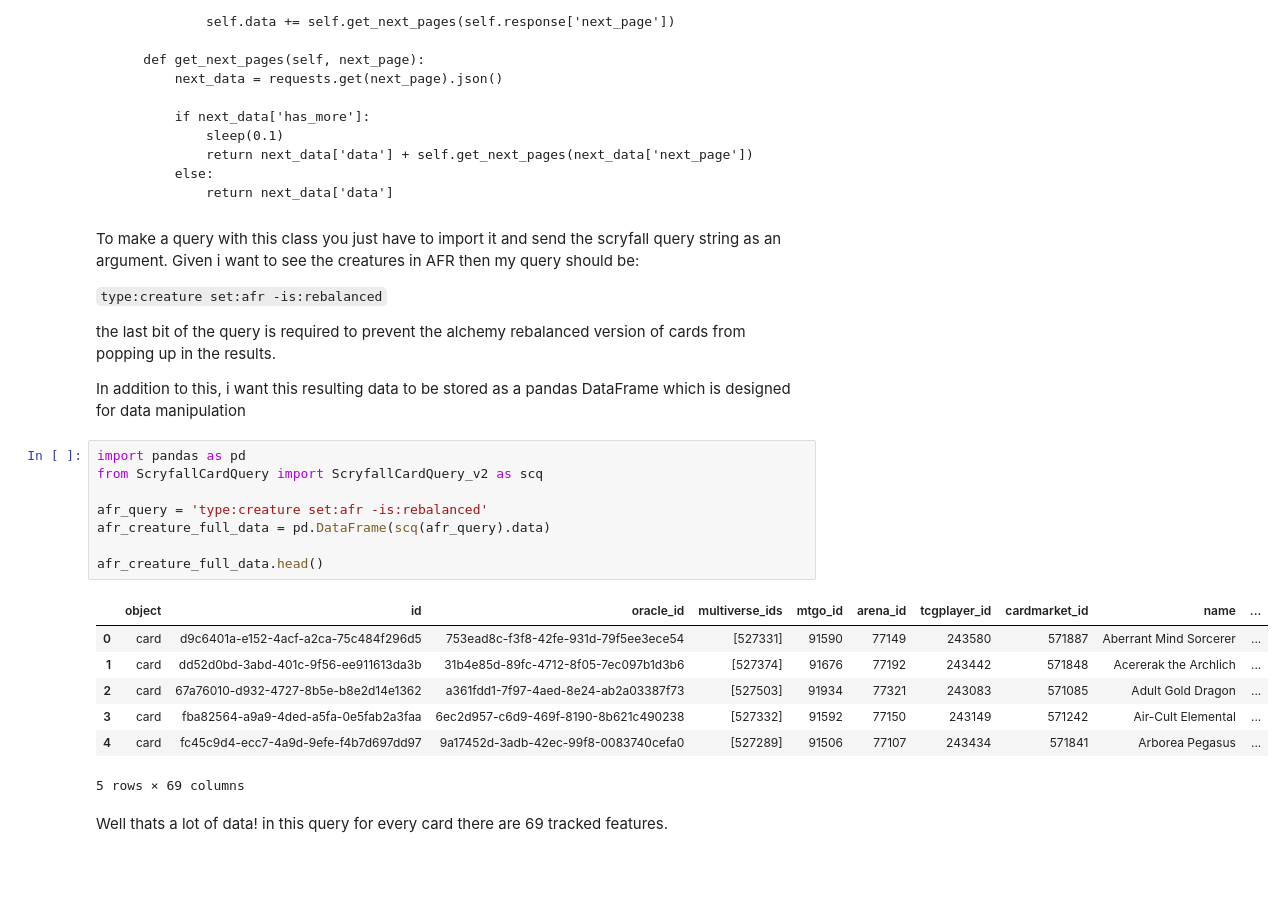
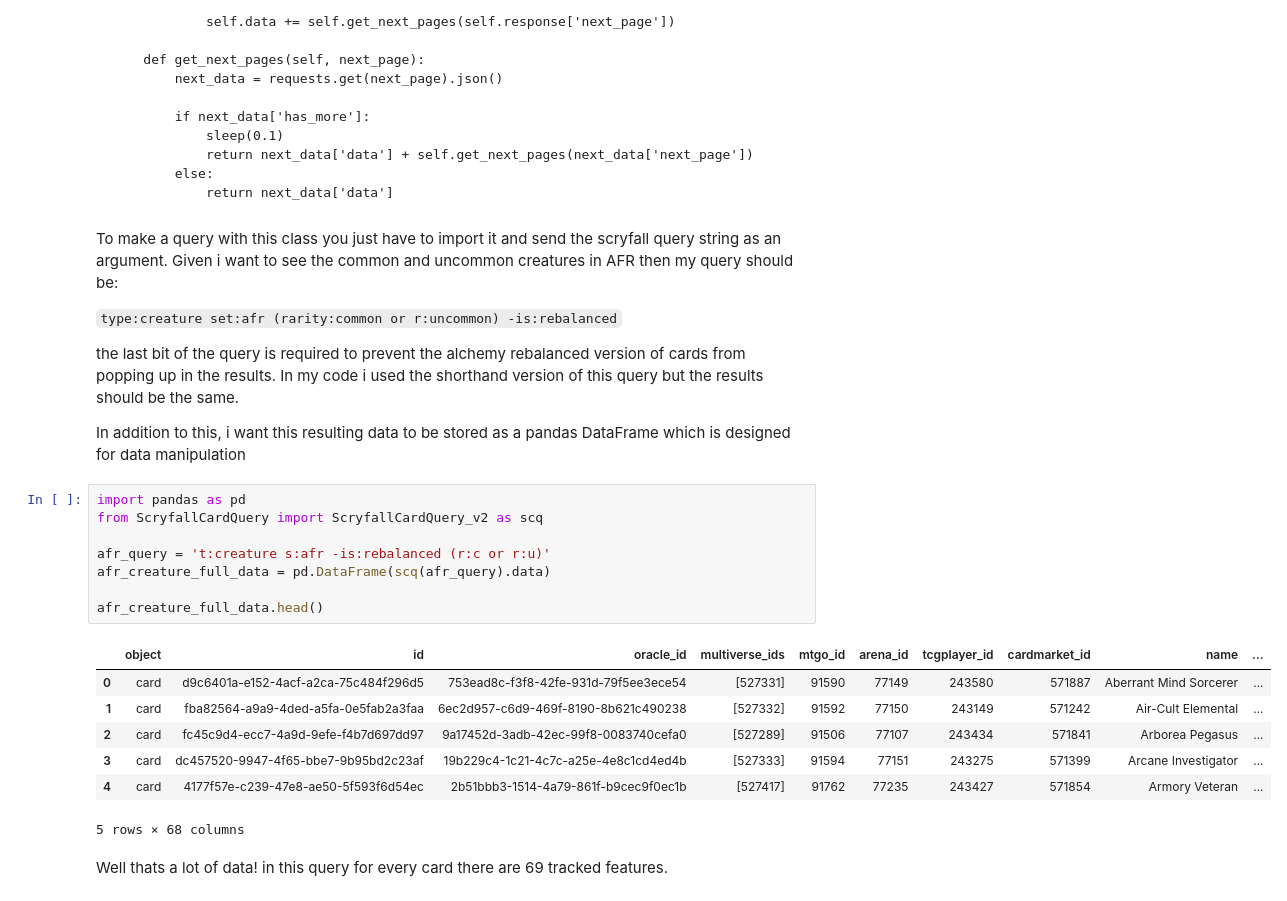
Before and after one commit to ajemmott/set-creatures-statline, a Jupyter notebook: Average-stats-by-mv.ipynb, the cells around one changed output. Saved outputs shown, nothing was run; the diff lists cells and outputs as text; blank space fills up the shorter version.

````diff
--- a/Average-stats-by-mv.ipynb
+++ b/Average-stats-by-mv.ipynb
@@ -29,29 +29,29 @@ class ScryfallCardQuery_v2:
             return next_data['data']
 ```
 # %% [markdown]
-To make a query with this class you just have to import it and send the scryfall query string as an argument. Given i want to see the creatures in AFR then my query should be:
+To make a query with this class you just have to import it and send the scryfall query string as an argument. Given i want to see the common and uncommon creatures in AFR then my query should be:
 
- `type:creature set:afr -is:rebalanced`
+ `type:creature set:afr (rarity:common or r:uncommon) -is:rebalanced`
 
-the last bit of the query is required to prevent the alchemy rebalanced version of cards from popping up in the results.
+the last bit of the query is required to prevent the alchemy rebalanced version of cards from popping up in the results. In my code i used the shorthand version of this query but the results should be the same.
 
  In addition to this, i want this resulting data to be stored as a pandas DataFrame which is designed for data manipulation
 # %%
 import pandas as pd
 from ScryfallCardQuery import ScryfallCardQuery_v2 as scq
 
-afr_query = 'type:creature set:afr -is:rebalanced'
+afr_query = 't:creature s:afr -is:rebalanced (r:c or r:u)'
 afr_creature_full_data = pd.DataFrame(scq(afr_query).data)
 
 afr_creature_full_data.head()
 # %% [output]
 |  | object | id | oracle_id | multiverse_ids | mtgo_id | arena_id | tcgplayer_id | cardmarket_id | name | ... |
 | 0 | card | d9c6401a-e152-4acf-a2ca-75c484f296d5 | 753ead8c-f3f8-42fe-931d-79f5ee3ece54 | [527331] | 91590 | 77149 | 243580 | 571887 | Aberrant Mind Sorcerer | ... |
-| 1 | card | dd52d0bd-3abd-401c-9f56-ee911613da3b | 31b4e85d-89fc-4712-8f05-7ec097b1d3b6 | [527374] | 91676 | 77192 | 243442 | 571848 | Acererak the Archlich | ... |
-| 2 | card | 67a76010-d932-4727-8b5e-b8e2d14e1362 | a361fdd1-7f97-4aed-8e24-ab2a03387f73 | [527503] | 91934 | 77321 | 243083 | 571085 | Adult Gold Dragon | ... |
-| 3 | card | fba82564-a9a9-4ded-a5fa-0e5fab2a3faa | 6ec2d957-c6d9-469f-8190-8b621c490238 | [527332] | 91592 | 77150 | 243149 | 571242 | Air-Cult Elemental | ... |
-| 4 | card | fc45c9d4-ecc7-4a9d-9efe-f4b7d697dd97 | 9a17452d-3adb-42ec-99f8-0083740cefa0 | [527289] | 91506 | 77107 | 243434 | 571841 | Arborea Pegasus | ... |
+| 1 | card | fba82564-a9a9-4ded-a5fa-0e5fab2a3faa | 6ec2d957-c6d9-469f-8190-8b621c490238 | [527332] | 91592 | 77150 | 243149 | 571242 | Air-Cult Elemental | ... |
+| 2 | card | fc45c9d4-ecc7-4a9d-9efe-f4b7d697dd97 | 9a17452d-3adb-42ec-99f8-0083740cefa0 | [527289] | 91506 | 77107 | 243434 | 571841 | Arborea Pegasus | ... |
+| 3 | card | dc457520-9947-4f65-bbe7-9b95bd2c23af | 19b229c4-1c21-4c7c-a25e-4e8c1cd4ed4b | [527333] | 91594 | 77151 | 243275 | 571399 | Arcane Investigator | ... |
+| 4 | card | 4177f57e-c239-47e8-ae50-5f593f6d54ec | 2b51bbb3-1514-4a79-861f-b9cec9f0ec1b | [527417] | 91762 | 77235 | 243427 | 571854 | Armory Veteran | ... |
-5 rows × 69 columns
+5 rows × 68 columns
 # %% [markdown]
 Well thats a lot of data! in this query for every card there are 69 tracked features.
 # %%
````
Also changed, not shown: parts of 11 cells of this notebook, 1 other file.
